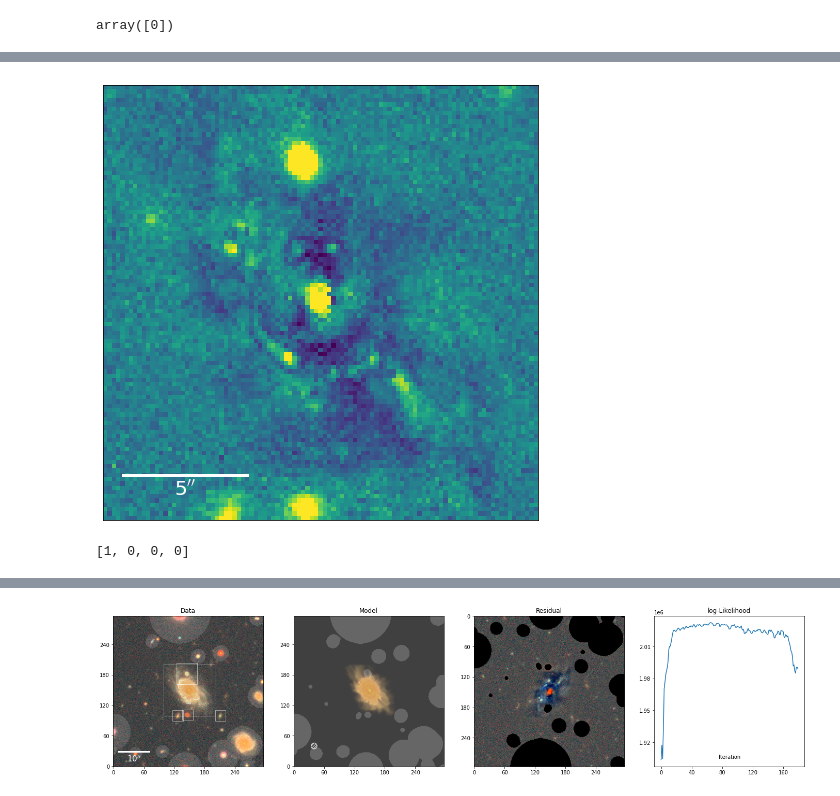
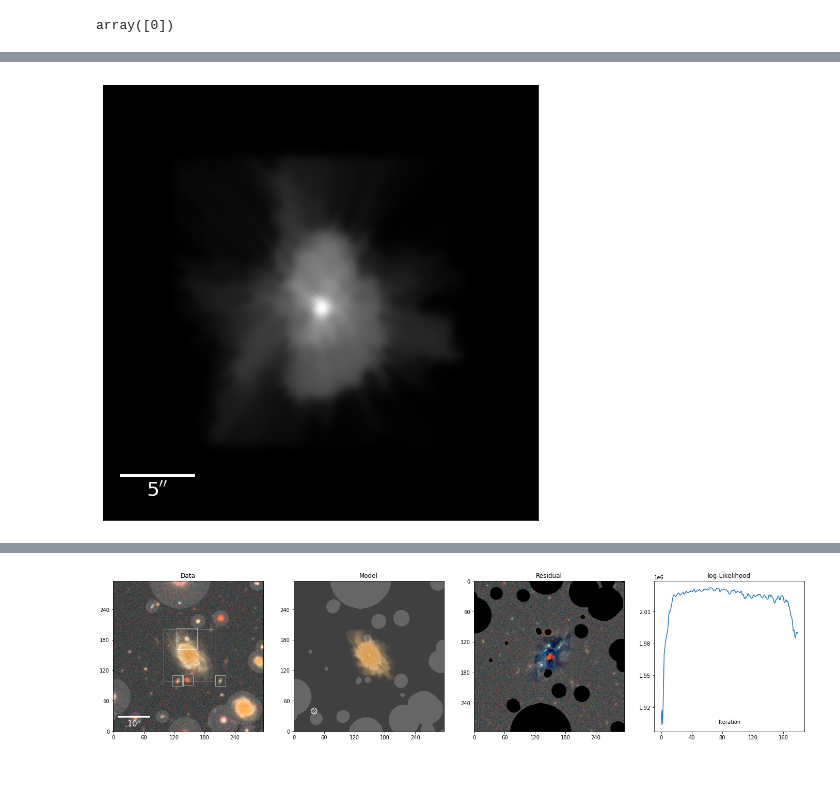
Before and after one commit to AstroJacobLi/kuaizi, a Jupyter notebook: diezi/scarlet_modeling/nsa_sample/NSA-structure-measure-detail-vanilla.ipynb, the cells around one changed output, grey strips where cells are left out. Cells and saved outputs as stored; diff of their text form; code cells hidden in the pictures.

```diff
--- a/diezi/scarlet_modeling/nsa_sample/NSA-structure-measure-detail-vanilla.ipynb
+++ b/diezi/scarlet_modeling/nsa_sample/NSA-structure-measure-detail-vanilla.ipynb
@@ -147,7 +121,3 @@ display_single(models[0], scale='linear');
-# %%
-display_single(data[2] - models[2]);
-# %% [output]
-[figure, removed]
 # %%
 # We take the model and weight map in g-band. Such that we can use the SED to get
 # surface brightness in other bands.
@@ -175,9 +153,7 @@ segmap = convolve(segmap, Gaussian2DKernel(4)) > 0.01
-# %%
-cen_ind
-# %% [output]
-[1, 0, 0, 0]
-# %%
-img[~segmap] = np.nan
+# %%
+display_single(img, scale='linear', cmap='Greys_r');
+# %% [output]
+[figure, added]
 # %%
 display_single(segmap.astype(float), cmap=SEG_CMAP, scale='linear');
 # %% [output]
```
Also changed, not shown: parts of 26 cells of this notebook, 6 other files.
